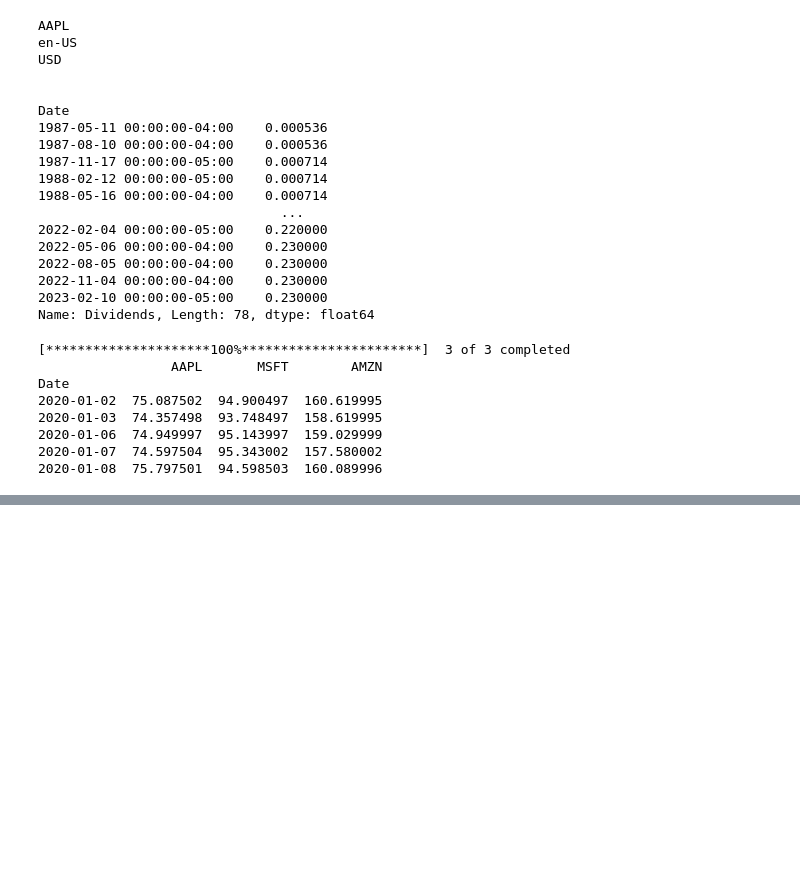
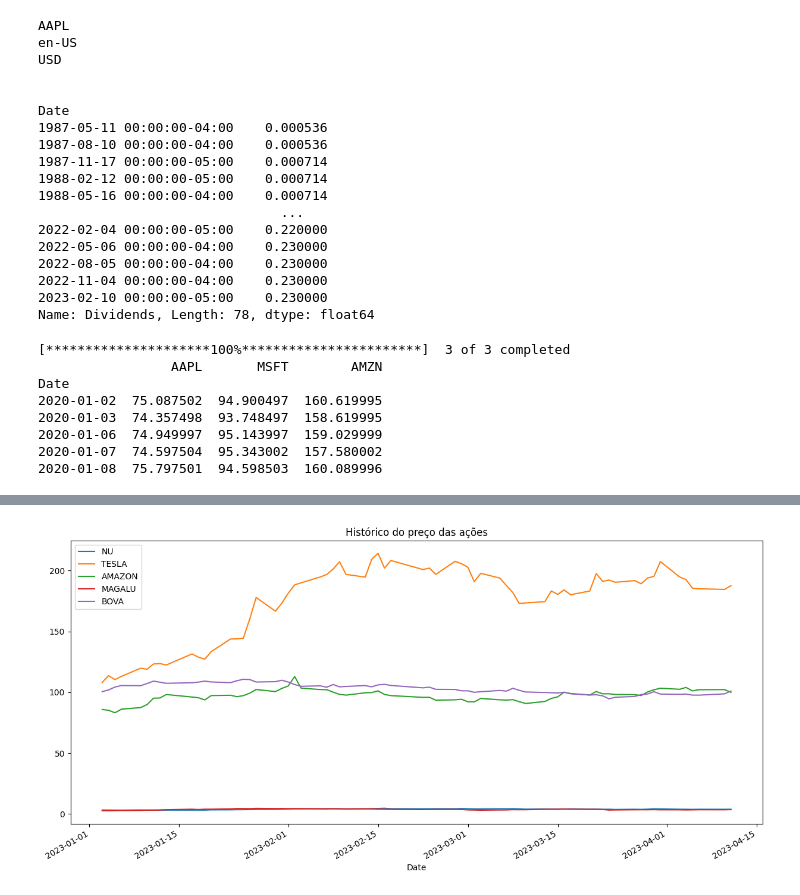
Before and after one commit to apusdigital/flisol-2023, a Jupyter notebook: notebooks/flisol-2023.ipynb, the cells around one changed output, grey strips where cells are left out. Saved outputs shown, nothing was run; the diff lists cells and outputs as text; code cells hidden in the pictures; blank space fills up the shorter version.

```diff
--- a/notebooks/flisol-2023.ipynb
+++ b/notebooks/flisol-2023.ipynb
@@ -239,0 +467,4 @@ DirectMap1G:    10485760 kB
+# %%
+# converte o index 'Date' do dataframe em coluna
+acoes_df.reset_index(inplace = True)
+print(acoes_df.head())
@@ -239,0 +478,5 @@ DirectMap1G:    10485760 kB
+# %%
+# GRÁFICO DE LINHAS: crescimento de cada empresa
+acoes_df.plot(x = 'Date', figsize = (15,7), title = 'Histórico do preço das ações'); # valores não normalizados
+# %% [output]
+[figure, added]
```
Also changed, not shown: parts of 35 cells of this notebook, 1 other file.
